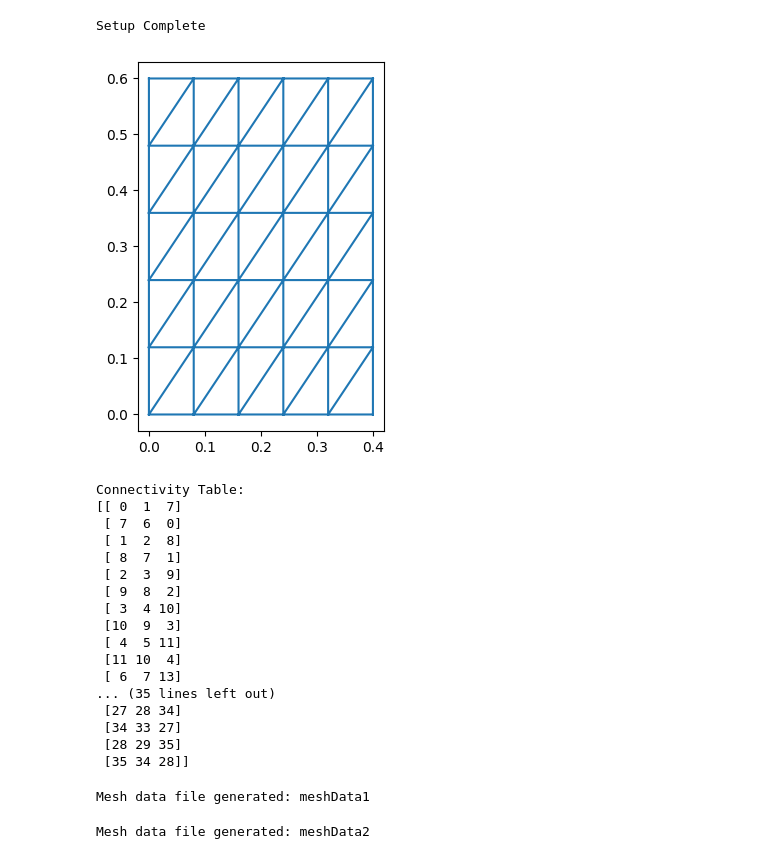
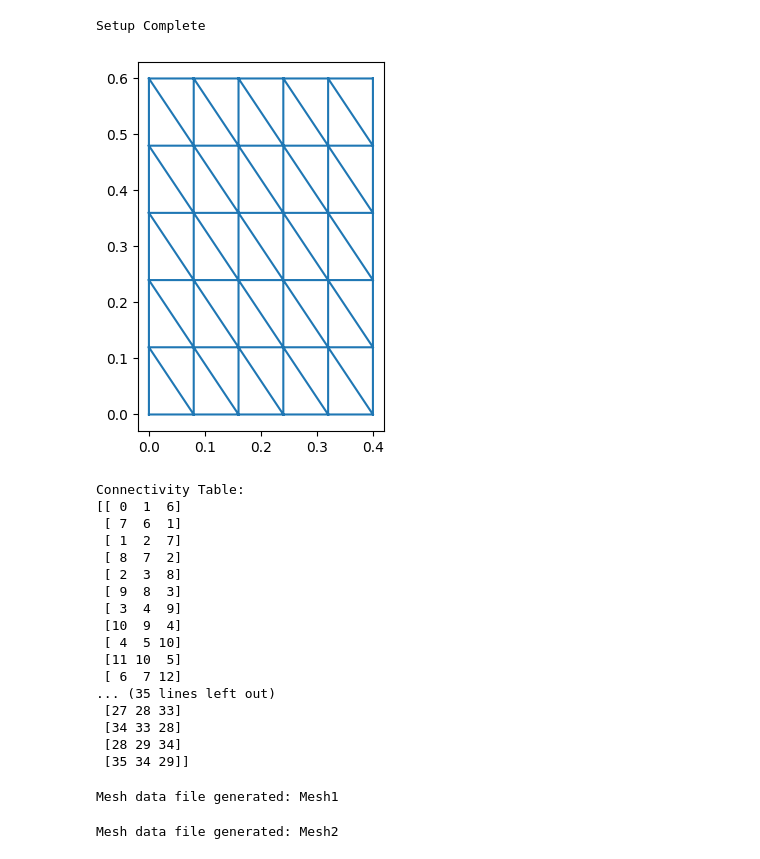
Before and after one commit to shredderbvek/2D_heat_transfer_finite_element_solver, a Jupyter notebook: FEM/meshGenerator.ipynb, the cells around one changed output. Cells and saved outputs as stored; diff of their text form; code cells hidden in the pictures.

```diff
--- a/FEM/meshGenerator.ipynb
+++ b/FEM/meshGenerator.ipynb
@@ -11,52 +11,52 @@ Setup Complete
 # %%
 width = 0.4
 height = 0.6
 num_x_div = 5
 num_y_div = 5
 x = np.linspace(0, width, num_x_div + 1)
 y = np.linspace(0, height, num_y_div + 1)
 X, Y = np.meshgrid(x, y)
 points = np.vstack((X.flatten(), Y.flatten())).T
 
 # Create triangular connectivity
 triangles = []
 for i in range(num_y_div):
     for j in range(num_x_div):
         p1 = i * (num_x_div + 1) + j
         p2 = p1 + 1
         p3 = p1 + (num_x_div + 1)
         p4 = p3 + 1
-        triangles.append([p1, p2, p4])
-        triangles.append([p4, p3, p1])
+        triangles.append([p1, p2, p3])
+        triangles.append([p4, p3, p2])
 
 triangles = np.array(triangles)# Convert to 1-based indexing
 # Plot the mesh
 plt.triplot(points[:, 0], points[:, 1], triangles)
 plt.gca().set_aspect('equal')
 plt.show()
 
 # Display the connectivity table
 print("Connectivity Table:")
 print(triangles)
 # %% [output]
-[figure, old version]
+[figure, new version]
 Connectivity Table:
-[[ 0  1  7]
- [ 7  6  0]
- [ 1  2  8]
- [ 8  7  1]
- [ 2  3  9]
- [ 9  8  2]
- [ 3  4 10]
- [10  9  3]
- [ 4  5 11]
- [11 10  4]
- [ 6  7 13]
+[[ 0  1  6]
+ [ 7  6  1]
+ [ 1  2  7]
+ [ 8  7  2]
+ [ 2  3  8]
+ [ 9  8  3]
+ [ 3  4  9]
+ [10  9  4]
+ [ 4  5 10]
+ [11 10  5]
+ [ 6  7 12]
 ... (35 lines left out)
- [27 28 34]
- [34 33 27]
- [28 29 35]
- [35 34 28]]
+ [27 28 33]
+ [34 33 28]
+ [28 29 34]
+ [35 34 29]]
 # %%
 def mesh_generator(width, height, num_x_div, num_y_div):
     # Generate grid points
@@ -121,23 +121,23 @@ def mesh_data_generator(points, triangles, num_x_div, num_y_div, width, height,
 # %%
 domain_width = 0.4
 domain_height = 0.6
-no_of_elem_x = 10
-no_of_elem_y = 10
+no_of_elem_x = 2
+no_of_elem_y = 4
 nodes, connectivity_matrix = mesh_generator(domain_width, domain_height, no_of_elem_x, no_of_elem_y)
-file_name = "meshData1"
+file_name = "Mesh1"
 mesh_data_generator(nodes, connectivity_matrix,no_of_elem_x, no_of_elem_y, domain_width, domain_height, file_name)
 # %% [output]
-Mesh data file generated: meshData1
+Mesh data file generated: Mesh1
 # %%
 domain_width = 0.4
 domain_height = 0.6
-no_of_elem_x = 10
-no_of_elem_y = 20
+no_of_elem_x = 2
+no_of_elem_y = 2
 nodes, connectivity_matrix = mesh_generator(domain_width, domain_height, no_of_elem_x, no_of_elem_y)
-file_name = "meshData2"
+file_name = "Mesh2"
 mesh_data_generator(nodes, connectivity_matrix,no_of_elem_x, no_of_elem_y, domain_width, domain_height, file_name)
 # %% [output]
-Mesh data file generated: meshData2
+Mesh data file generated: Mesh2
 # %%
 domain_width = 0.4
 domain_height = 0.6
```
Also changed, not shown: parts of 5 cells of this notebook, 9 other files.
